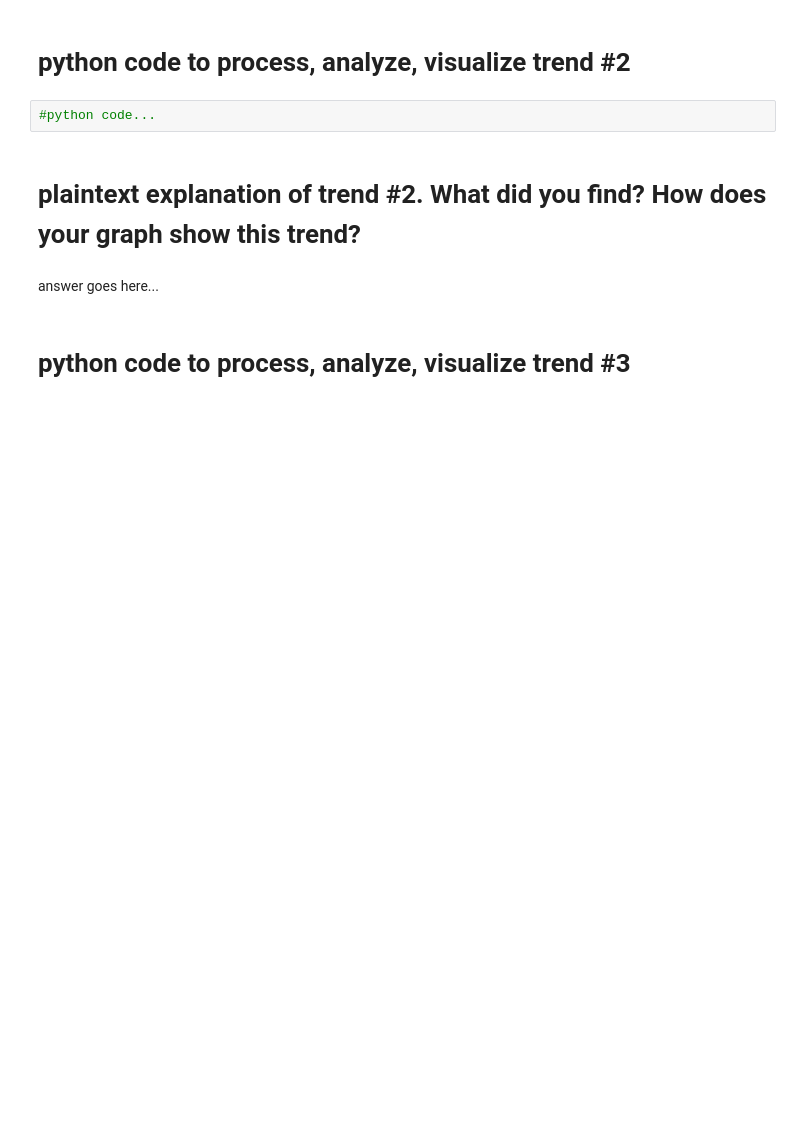
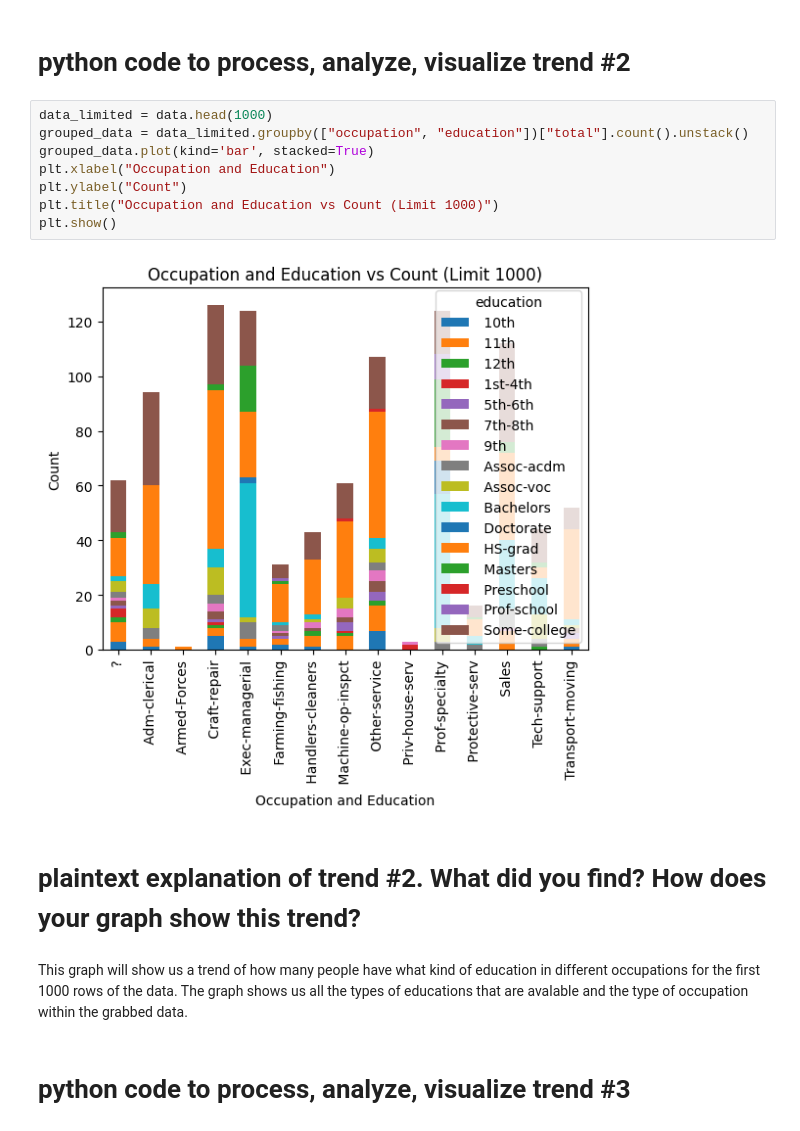
Before and after one commit to PatRakowicz/College-CS, a Jupyter notebook: CS-303/HW3/Homework_03-CensusDataViz.ipynb, the cells around one changed output. Drawn from its saved outputs; the diff is of its cells as text; blank space fills up the shorter version.

```diff
--- a/CS-303/HW3/Homework_03-CensusDataViz.ipynb
+++ b/CS-303/HW3/Homework_03-CensusDataViz.ipynb
@@ -21,11 +47,19 @@ answer goes here...
 # %% [markdown]
 # python code to process, analyze, visualize trend #2
 # %%
-#python code...
+data_limited = data.head(1000)
+grouped_data = data_limited.groupby(["occupation", "education"])["total"].count().unstack()
+grouped_data.plot(kind='bar', stacked=True)
+plt.xlabel("Occupation and Education")
+plt.ylabel("Count")
+plt.title("Occupation and Education vs Count (Limit 1000)")
+plt.show()
+# %% [output]
+[figure, added]
 # %% [markdown]
 # plaintext explanation of trend #2.  What did you find?  How does your graph show this trend?
 # %% [markdown]
-answer goes here...
+This graph will show us a trend of how many people have what kind of education in different occupations for the first 1000 rows of the data. The graph shows us all the types of educations that are avalable and the type of occupation within the grabbed data.
 # %% [markdown]
 # python code to process, analyze, visualize trend #3
 # %%
```
Also changed, not shown: parts of 11 cells of this notebook.
